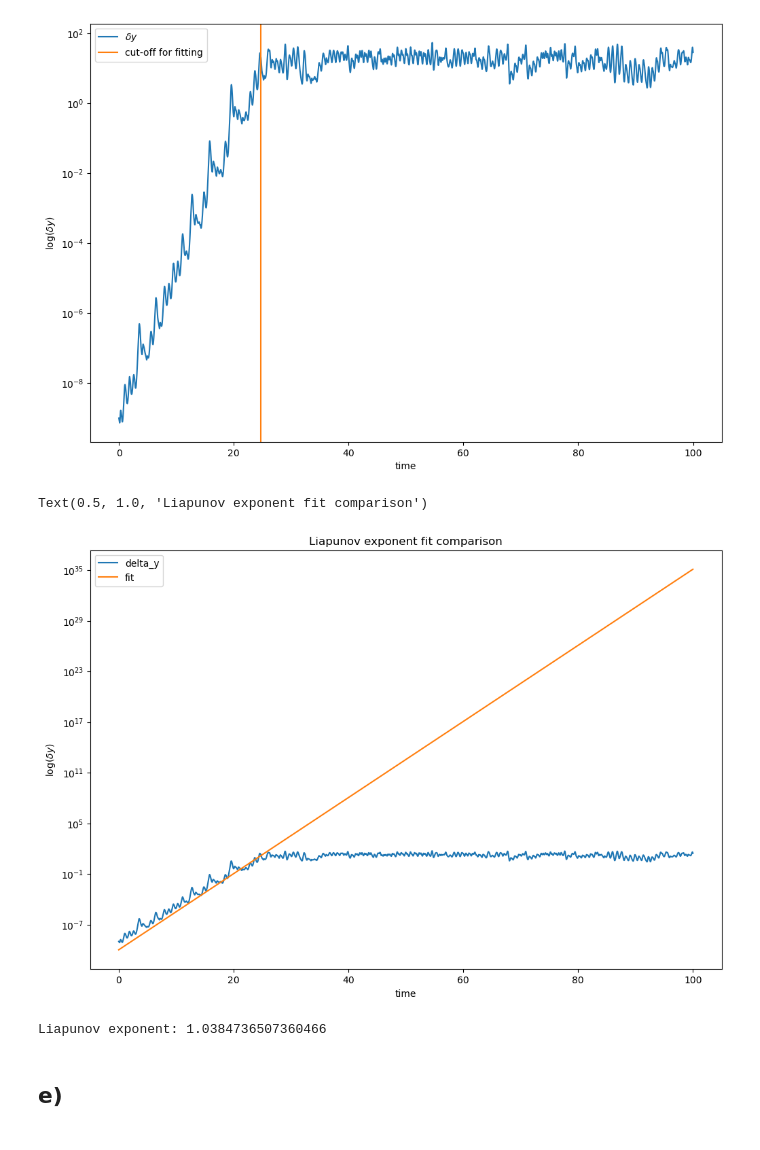
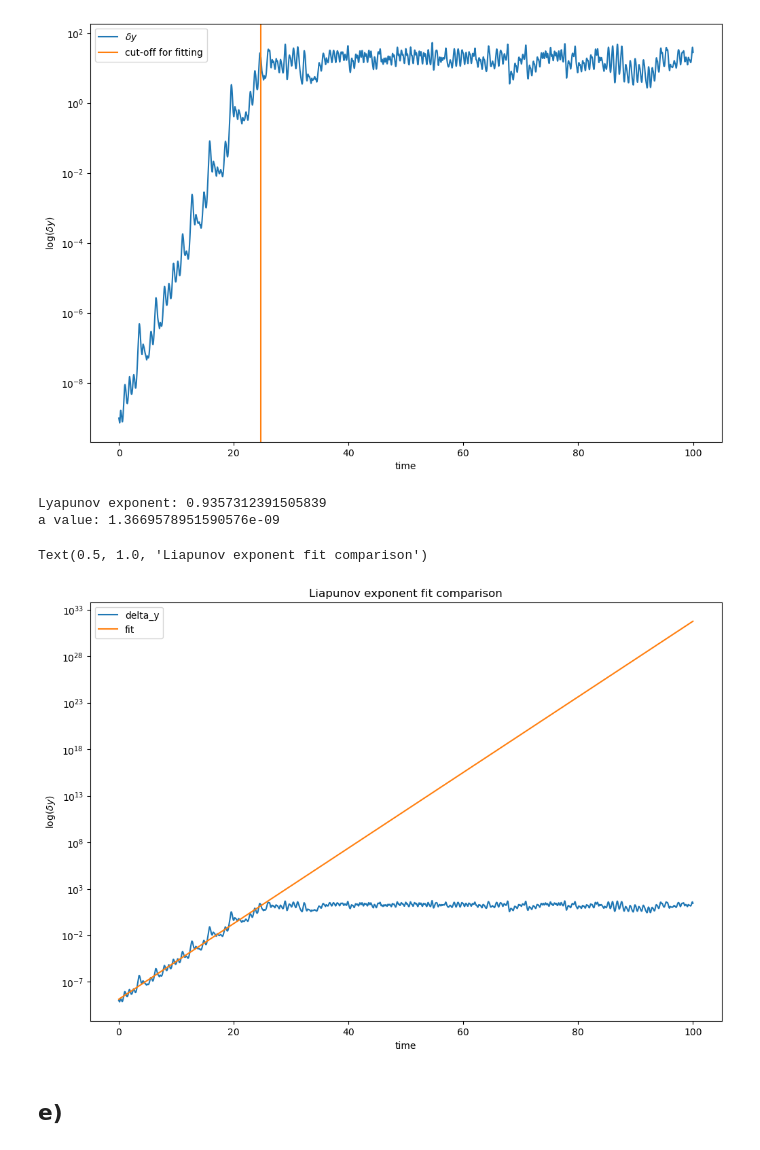
Before and after one commit to FSchierok/compPhys, a Jupyter notebook: Sheet04/A2.ipynb, the cells around one changed output. Drawn from its saved outputs; the diff is of its cells as text; code cells hidden in the pictures.

```diff
--- a/Sheet04/A2.ipynb
+++ b/Sheet04/A2.ipynb
@@ -26,11 +28,17 @@ def RKDP(f, y0, t0, tmax, h, digits=None, **kwargs):
         ).reshape(-1, 1),
         "k6": np.array(
             [9017 / 3168, -355 / 33, 46732 / 5247, 49 / 176, -5103 / 18656, 0]
-        ).reshape(-1, 1),
+        ).reshape(
+            -1, 1
+        ),  # called a6 in the literature
         "y": np.array(
             [35 / 384, 0, 500 / 1113, 125 / 192, -2187 / 6784, 11 / 84]
-        ).reshape(-1, 1),
-        "t": np.array([0, 1 / 5, 3 / 10, 4 / 5, 8 / 9, 1]),
+        ).reshape(
+            -1, 1
+        ),  # called b in the literature
+        "t": np.array(
+            [0, 1 / 5, 3 / 10, 4 / 5, 8 / 9, 1]
+        ),  # called c in the literature
     }
 
     t = t0
@@ -156,9 +164,6 @@ delta_y = np.linalg.norm(trajectory2 - trajectory, axis=1)
 
 def liapunov(t, lambda_, a):
     return np.exp(lambda_ * t) * a
-
-
-params, cov = curve_fit(liapunov, time, delta_y)
 # %%
 def relu(x, a, b, c):
     return np.minimum(a * x + b, c)
@@ -169,11 +174,21 @@ def get_plateau_start(
 ):  # This was way more work than doing part f) by hand
     """Fitts a relu function to the data and returns the time at which the function plateaus."""
     logY = np.log(delta_y)
-
-    params, cov = curve_fit(
-        relu, time[delta_y > 0], logY[delta_y > 0], p0=[1, np.min(logY), np.max(logY)]
-    )
-    return time[np.where(relu(time, *params) == params[2])[0][0]]
+    try:
+        params, cov = curve_fit(
+            relu,
+            time[delta_y > 0],
+            logY[delta_y > 0],
+            p0=[1, np.min(logY), np.max(logY)],
+        )
+        plateau_mask = relu(time, *params) == params[2]
+        if np.any(plateau_mask):
+            t_cutoff = time[plateau_mask][0]
+        else:
+            t_cutoff = np.nan
+    except RuntimeError:  # if the fit fails, return nan
+        t_cutoff = np.nan
+    return t_cutoff
 
 
 params, cov = curve_fit(relu, time, np.log(delta_y), p0=[1, -20, 2])
@@ -205,18 +218,21 @@ params, cov = curve_fit(liapunov, time[time < t_cutoff], delta_y[time < t_cutoff
+# %%
+linFit = linregress(time[time < t_cutoff], np.log(delta_y[time < t_cutoff]))
+print(f"Lyapunov exponent: {linFit.slope}")
+print(f"a value: {np.exp(linFit.intercept)}")
+# %% [output]
+Lyapunov exponent: 0.9357312391505839
+a value: 1.3669578951590576e-09
 # %%
 plt.plot(time, delta_y, label="delta_y")
-plt.plot(time, liapunov(time, *params), label="fit")
+plt.plot(time, liapunov(time, linFit.slope, np.exp(linFit.intercept)), label="fit")
 plt.yscale("log")
 plt.ylabel(r"log($\delta y$)")
 plt.xlabel("time")
 plt.legend()
 plt.title("Liapunov exponent fit comparison")
 # %% [output]
 Text(0.5, 1.0, 'Liapunov exponent fit comparison')
-[figure, old version]
+[figure, new version]
-# %%
-print(f"Liapunov exponent: {params[0]}")
-# %% [output]
-Liapunov exponent: 1.0384736507360466
 # %% [markdown]
 ## e)
 # %%
```
Also changed, not shown: parts of 13 cells of this notebook.
